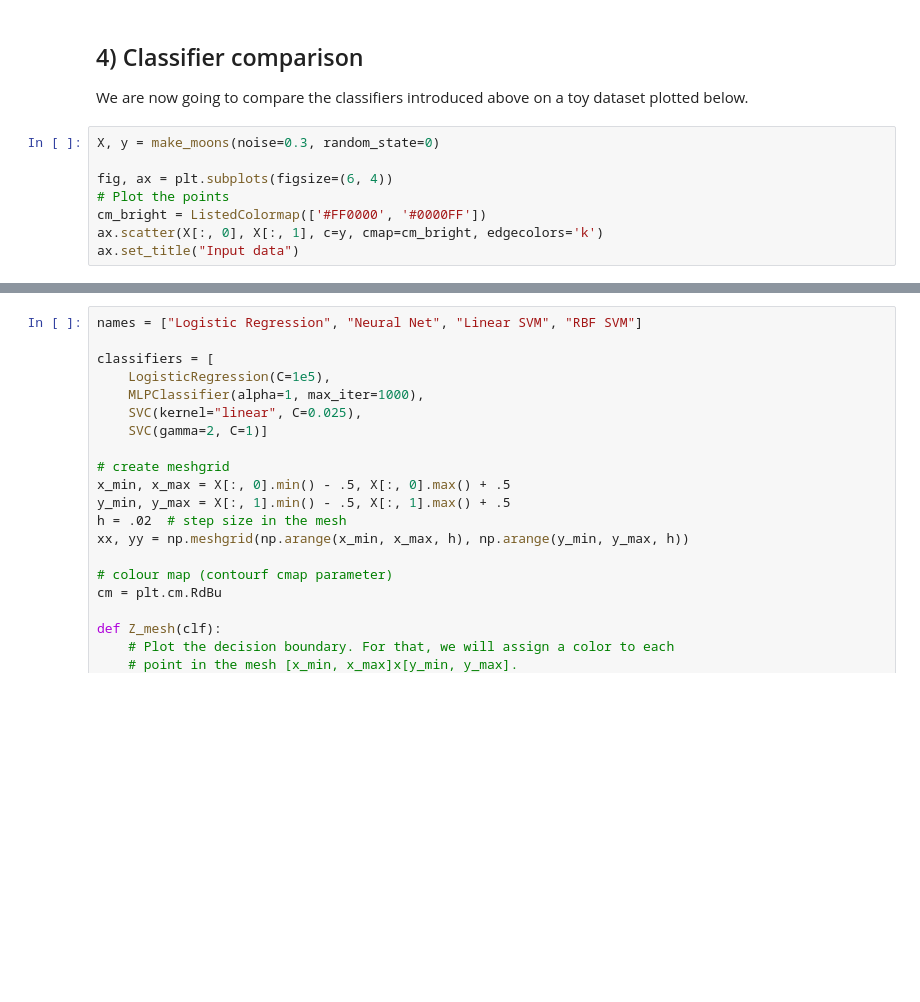
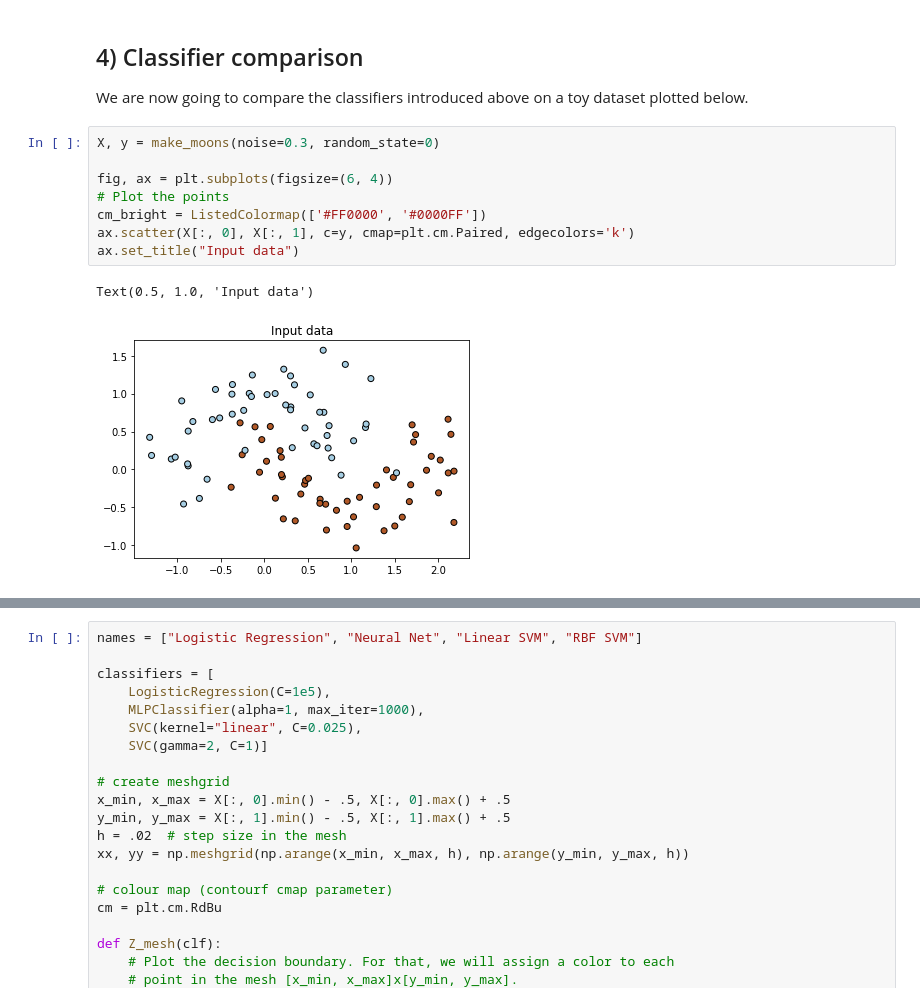
Before and after one commit to kaihulme/machine-learning, a Jupyter notebook: 02_linear_models_neural_networks_svms/linear_models_neural_networks_svms.ipynb, the cells around one changed output, grey strips where cells are left out. Drawn from its saved outputs; the diff is of its cells as text; blank space fills up the shorter version.

```diff
--- a/02_linear_models_neural_networks_svms/linear_models_neural_networks_svms.ipynb
+++ b/02_linear_models_neural_networks_svms/linear_models_neural_networks_svms.ipynb
@@ -511,11 +524,14 @@ We are now going to compare the classifiers introduced above on a toy dataset pl
 # %%
 X, y = make_moons(noise=0.3, random_state=0)
 
 fig, ax = plt.subplots(figsize=(6, 4))
 # Plot the points
 cm_bright = ListedColormap(['#FF0000', '#0000FF'])
-ax.scatter(X[:, 0], X[:, 1], c=y, cmap=cm_bright, edgecolors='k')
+ax.scatter(X[:, 0], X[:, 1], c=y, cmap=plt.cm.Paired, edgecolors='k')
 ax.set_title("Input data")
+# %% [output]
+Text(0.5, 1.0, 'Input data')
+[figure, added]
 # %% [markdown]
 The task is to train 4 classifiers on the dataset and compare the respective decision boundaries using a [contour](https://matplotlib.org/3.1.1/api/_as_gen/matplotlib.pyplot.contourf.html) plot, as shown below in figure 5.
 
```
Also changed, not shown: parts of 7 cells of this notebook.
